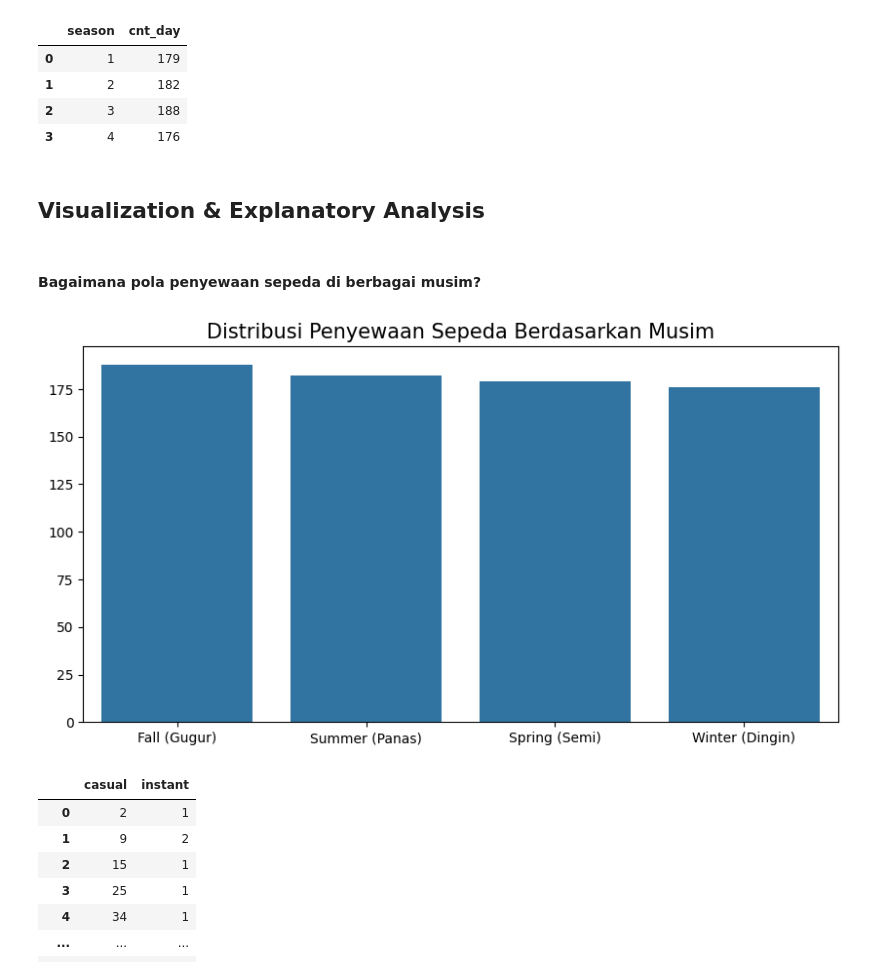
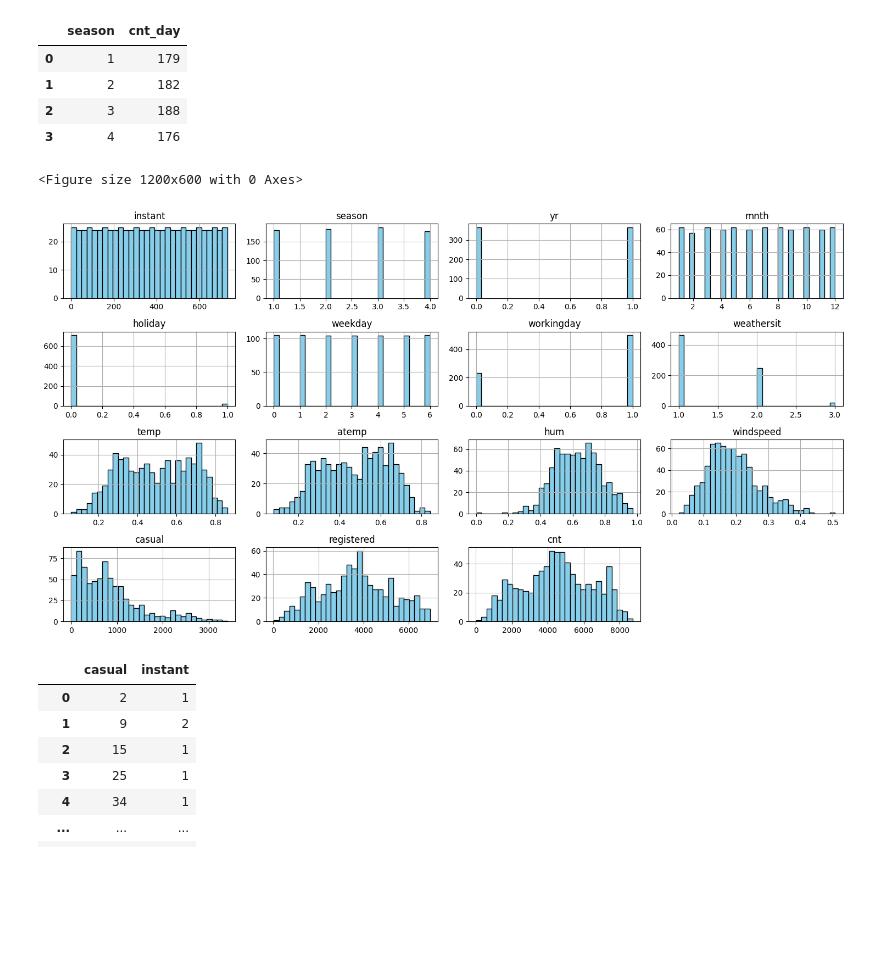
Before and after one commit to rianadwi25/bike-sharing, a Jupyter notebook: notebook.ipynb, the cells around one changed output. Cells and saved outputs as stored; diff of their text form; code cells hidden in the pictures; blank space fills up the shorter version.

```diff
--- a/notebook.ipynb
+++ b/notebook.ipynb
@@ -309,40 +419,14 @@ byseason_df
 | 1 | 2 | 182 |
 | 2 | 3 | 188 |
 | 3 | 4 | 176 |
-# %% [markdown]
-## Visualization & Explanatory Analysis
-# %% [markdown]
-#### Bagaimana pola penyewaan sepeda di berbagai musim?
 # %%
-byseason_df = pd.DataFrame({
-    'season': [1, 2, 3, 4],
-    'cnt_day': [179, 182, 188, 176]
-})
-
-# Buat mapping angka ke nama musim
-season_mapping = {
-    1: 'Spring (Semi)',
-    2: 'Summer (Panas)',
-    3: 'Fall (Gugur)',
-    4: 'Winter (Dingin)'
-}
-
-# Ubah angka menjadi nama musim
-byseason_df['season'] = byseason_df['season'].map(season_mapping)
-
-# Visualisasi Bar Chart
-plt.figure(figsize=(10, 5))
-sns.barplot(
-    y="cnt_day",
-    x="season",
-    data=byseason_df.sort_values(by="cnt_day", ascending=False)
-)
-plt.title("Distribusi Penyewaan Sepeda Berdasarkan Musim", loc="center", fontsize=15)
-plt.ylabel(None)
-plt.xlabel(None)
+plt.figure(figsize=(12, 6))
+date_df.hist(bins=30, figsize=(15, 8), color='skyblue', edgecolor='black')
+plt.tight_layout()
 plt.show()
 # %% [output]
+<Figure size 1200x600 with 0 Axes>
-[figure, old version]
+[figure, new version]
 # %%
 bycasual_df = date_df.groupby(by="casual").instant.nunique().reset_index()
 bycasual_df.rename(columns={
```
Also changed, not shown: parts of 52 cells of this notebook, 2 other files.
